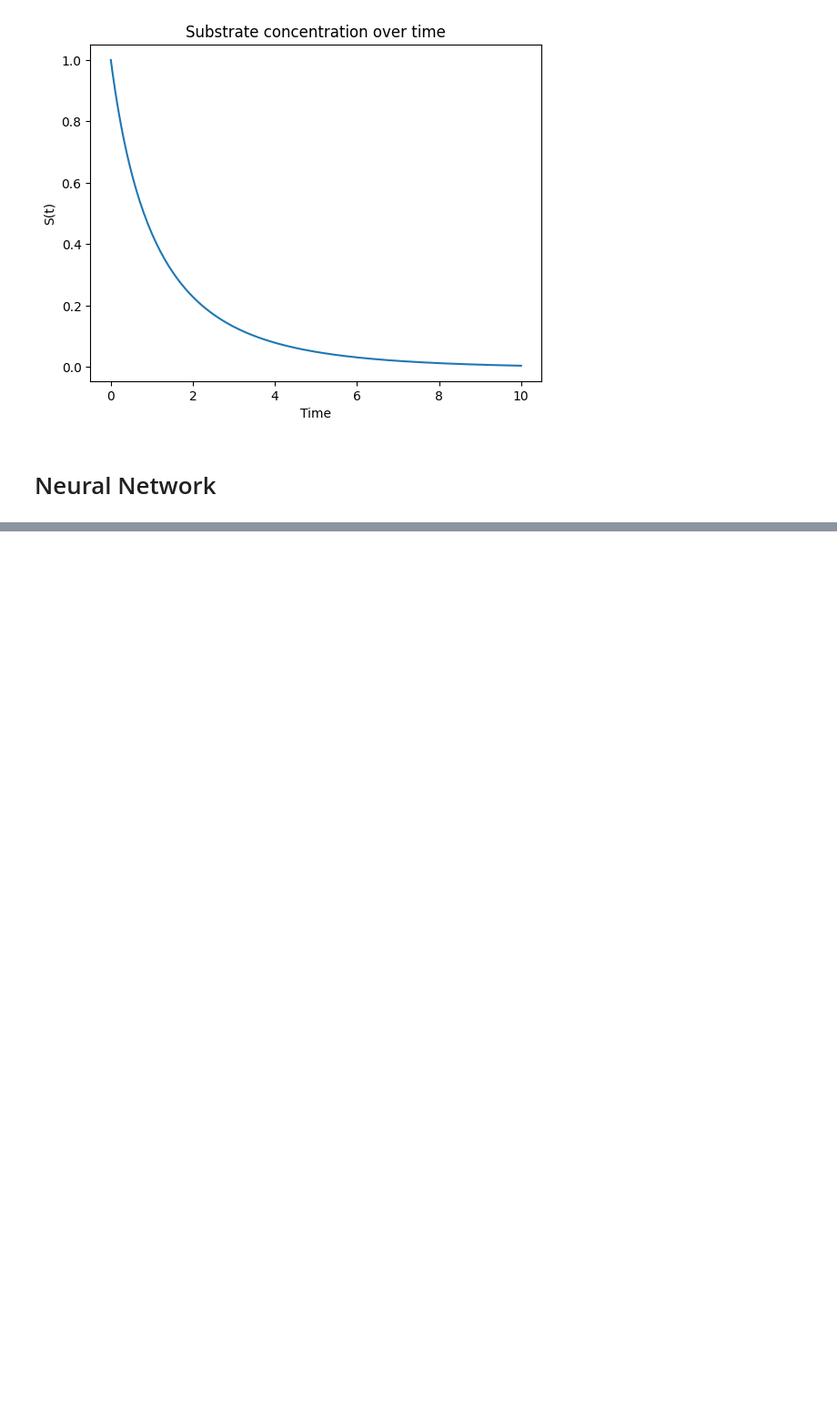
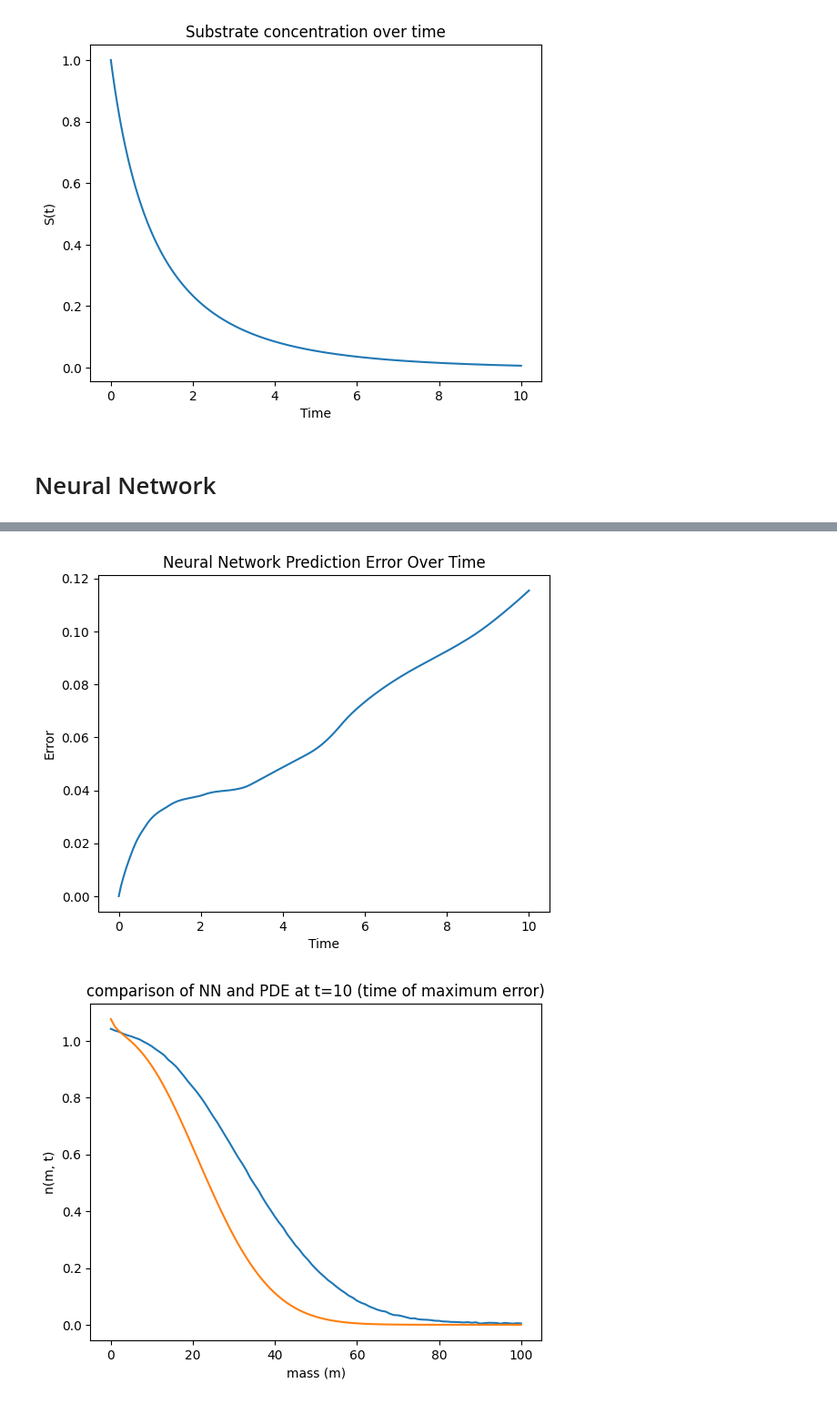
Before and after one commit to therealtoby1/Master, a Jupyter notebook: Cell_growth_integro_diff.ipynb, the cells around one changed output, grey strips where cells are left out. Shown at 91% size. Drawn from its saved outputs; the diff is of its cells as text; code cells hidden in the pictures; blank space fills up the shorter version.

Commit message:
error estimation

```diff
--- a/Cell_growth_integro_diff.ipynb
+++ b/Cell_growth_integro_diff.ipynb
@@ -260,0 +296,29 @@ Epoch 9000, Loss: 0.000011
+# %%
+error=[]# Calculate the error between the neural network predictions and the original solution
+for i in range(timesteps_nn):
+    er=0
+
+    for j in range (M+1):
+        er+= np.linalg.norm(N_nn[i, j] - sol.y[:-1, i][j])/(M+1)
+    error.append(er)
+
+
+# Plot error over time as a separate plot
+plt.figure()
+plt.plot(t_eval[:timesteps], error)
+plt.xlabel('Time')
+plt.ylabel('Error')
+plt.title('Neural Network Prediction Error Over Time')
+plt.show()
+
+#
+plt.figure()
+plt.title('comparison of NN and PDE at t=10 (time of maximum error)')
+plt.plot(N_nn[199])
+plt.plot(sol.y[:-1, 199])
+plt.xlabel('mass (m)')
+plt.ylabel('n(m, t)')
+plt.show()
+# %% [output]
+[figure, added]
+[figure, added]
```
Also changed, not shown: parts of 6 cells of this notebook.
